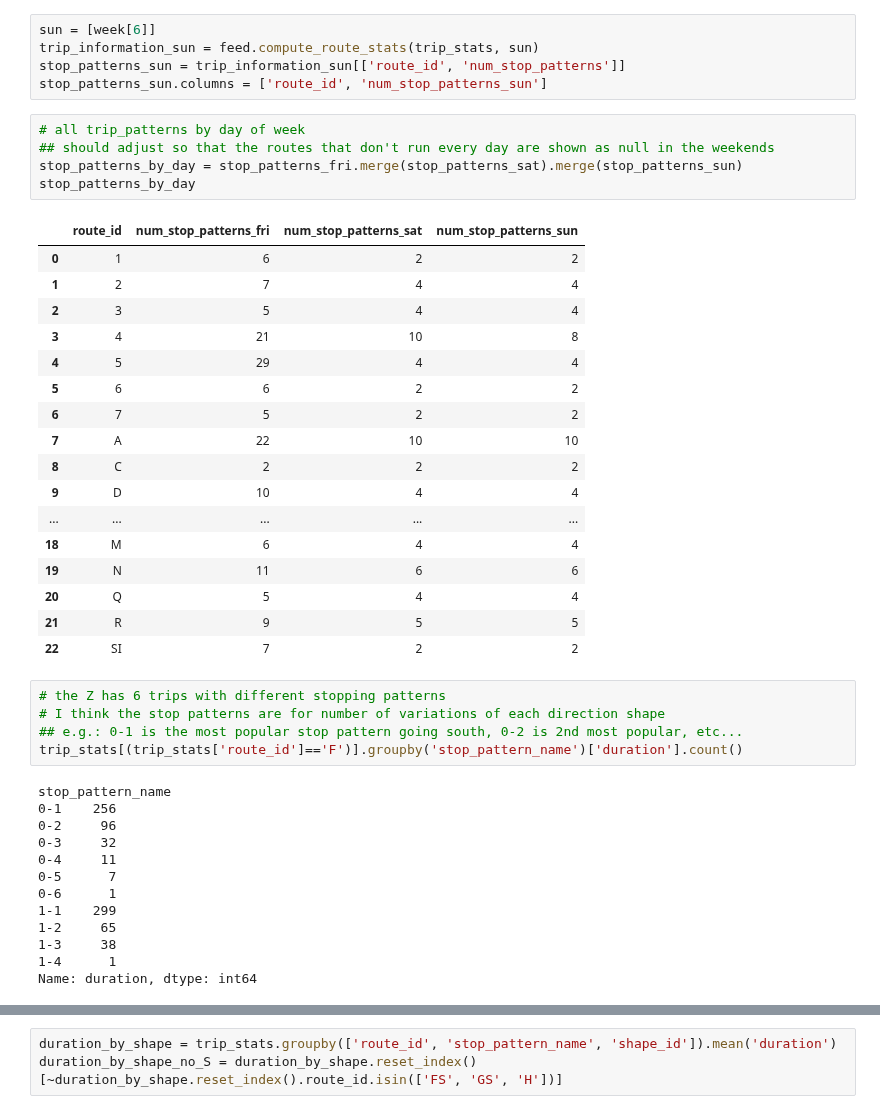
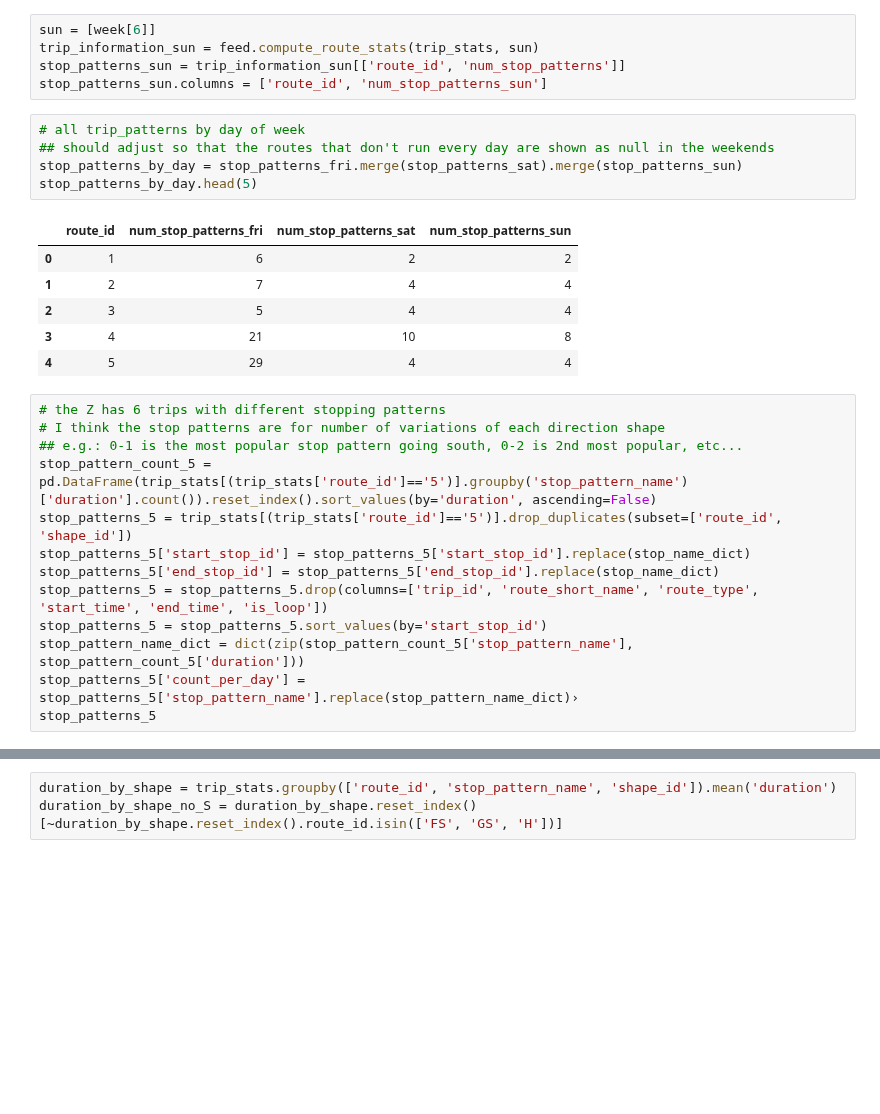
Before and after one commit to gregfeliu/NYC-Subway-Frequencies, a Jupyter notebook: Notebooks/3.Miscellaneous_Analysis.ipynb, the cells around one changed output, grey strips where cells are left out. Cells and saved outputs as stored; diff of their text form; blank space fills up the shorter version.

```diff
--- a/Notebooks/3.Miscellaneous_Analysis.ipynb
+++ b/Notebooks/3.Miscellaneous_Analysis.ipynb
@@ -226,41 +234,25 @@ stop_patterns_sun.columns = ['route_id', 'num_stop_patterns_sun']
 # %%
 # all trip_patterns by day of week
 ## should adjust so that the routes that don't run every day are shown as null in the weekends
 stop_patterns_by_day = stop_patterns_fri.merge(stop_patterns_sat).merge(stop_patterns_sun)
-stop_patterns_by_day
+stop_patterns_by_day.head(5)
 # %% [output]
 |  | route_id | num_stop_patterns_fri | num_stop_patterns_sat | num_stop_patterns_sun |
 | 0 | 1 | 6 | 2 | 2 |
 | 1 | 2 | 7 | 4 | 4 |
 | 2 | 3 | 5 | 4 | 4 |
 | 3 | 4 | 21 | 10 | 8 |
 | 4 | 5 | 29 | 4 | 4 |
-| 5 | 6 | 6 | 2 | 2 |
-| 6 | 7 | 5 | 2 | 2 |
-| 7 | A | 22 | 10 | 10 |
-| 8 | C | 2 | 2 | 2 |
-| 9 | D | 10 | 4 | 4 |
-| ... | ... | ... | ... | ... |
-| 18 | M | 6 | 4 | 4 |
-| 19 | N | 11 | 6 | 6 |
-| 20 | Q | 5 | 4 | 4 |
-| 21 | R | 9 | 5 | 5 |
-| 22 | SI | 7 | 2 | 2 |
 # %%
 # the Z has 6 trips with different stopping patterns
 # I think the stop patterns are for number of variations of each direction shape
 ## e.g.: 0-1 is the most popular stop pattern going south, 0-2 is 2nd most popular, etc...
-trip_stats[(trip_stats['route_id']=='F')].groupby('stop_pattern_name')['duration'].count()
+stop_pattern_count_5 = pd.DataFrame(trip_stats[(trip_stats['route_id']=='5')].groupby('stop_pattern_name')['duration'].count()).reset_index().sort_values(by='duration', ascending=False)
+stop_patterns_5 = trip_stats[(trip_stats['route_id']=='5')].drop_duplicates(subset=['route_id', 'shape_id'])
+stop_patterns_5['start_stop_id'] = stop_patterns_5['start_stop_id'].replace(stop_name_dict)
+stop_patterns_5['end_stop_id'] = stop_patterns_5['end_stop_id'].replace(stop_name_dict)
+stop_patterns_5 = stop_patterns_5.drop(columns=['trip_id', 'route_short_name', 'route_type', 'start_time', 'end_time', 'is_loop'])
+stop_patterns_5 = stop_patterns_5.sort_values(by='start_stop_id')
+stop_pattern_name_dict = dict(zip(stop_pattern_count_5['stop_pattern_name'], stop_pattern_count_5['duration']))
+stop_patterns_5['count_per_day'] = stop_patterns_5['stop_pattern_name'].replace(stop_pattern_name_dict)›
+stop_patterns_5
-# %% [output]
-stop_pattern_name
-0-1    256
-0-2     96
-0-3     32
-0-4     11
-0-5      7
-0-6      1
-1-1    299
-1-2     65
-1-3     38
-1-4      1
-Name: duration, dtype: int64
```
Also changed, not shown: parts of 11 cells of this notebook.
